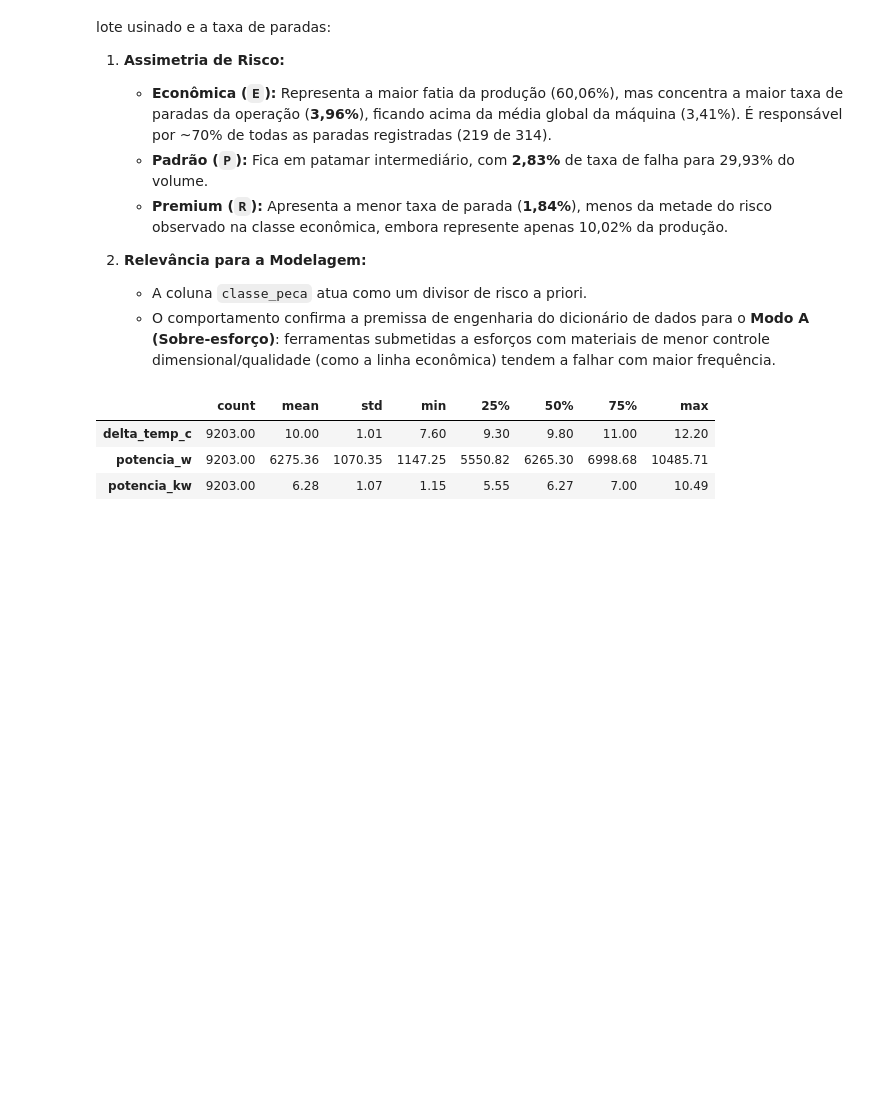
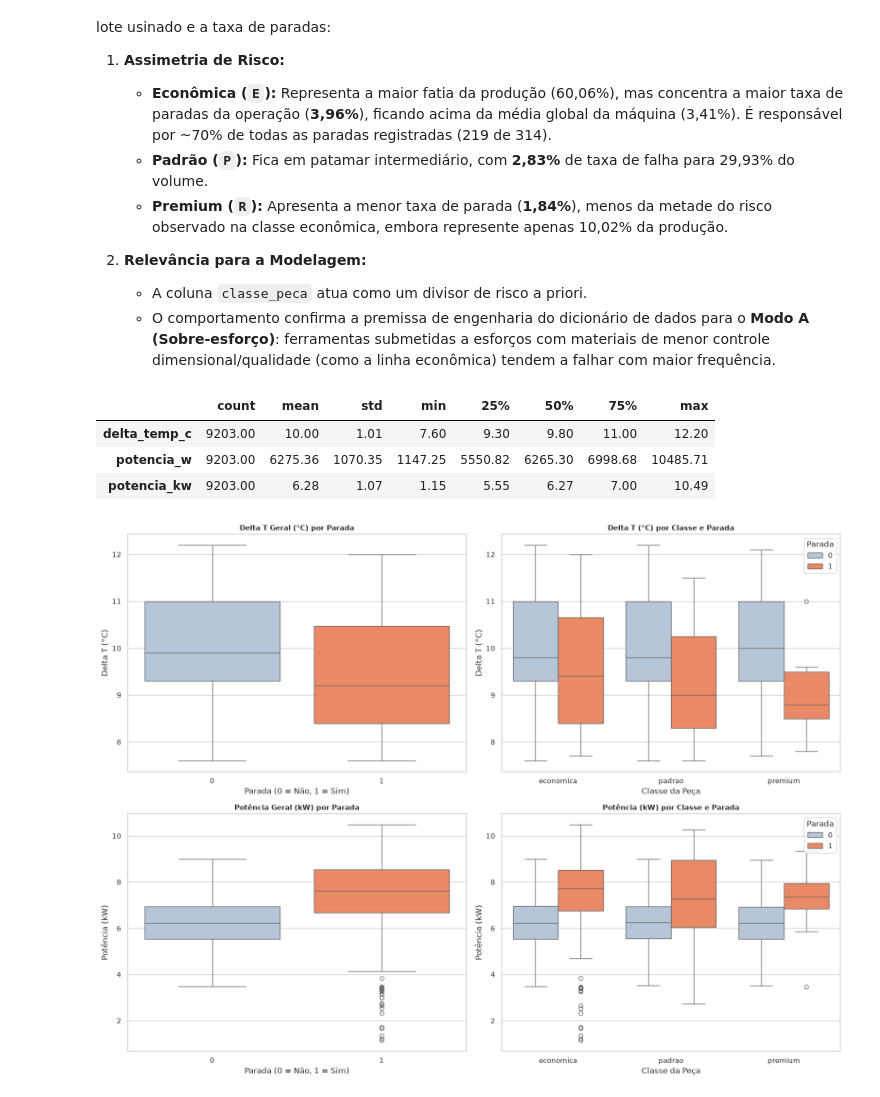
Before and after one commit to Gabverz/Preventive_maint, a Jupyter notebook: notebooks/01_eda.ipynb, the cells around one changed output. Drawn from its saved outputs; the diff is of its cells as text; code cells hidden in the pictures; blank space fills up the shorter version.

Commit message:
docs(eda): adiciona analise visual e diagnostico critico de delta_temp e potencia por classe

```diff
--- a/notebooks/01_eda.ipynb
+++ b/notebooks/01_eda.ipynb
@@ -329,3 +329,89 @@ df[cols_novas].describe().T.round(2)
 | delta_temp_c | 9203.00 | 10.00 | 1.01 | 7.60 | 9.30 | 9.80 | 11.00 | 12.20 |
 | potencia_w | 9203.00 | 6275.36 | 1070.35 | 1147.25 | 5550.82 | 6265.30 | 6998.68 | 10485.71 |
 | potencia_kw | 9203.00 | 6.28 | 1.07 | 1.15 | 5.55 | 6.27 | 7.00 | 10.49 |
+# %%
+# Célula: Distribuição das novas variáveis (Geral vs. Segmentado por Classe)
+# Objetivo: Identificar visualmente se os limites operacionais críticos de Delta T e Potência
+# variam de acordo com o tipo de peça usinada e se separam bem as paradas.
+
+fig, axes = plt.subplots(2, 2, figsize=(16, 12))
+
+cores_parada = ["lightsteelblue", "coral"]
+ordem_classes = ["economica", "padrao", "premium"]
+
+# ----------------------------------------------------
+# Linha 1: Diferencial de Temperatura (delta_temp_c)
+# ----------------------------------------------------
+# 1.1 Visão Geral
+sns.boxplot(
+    data=df,
+    x="parada",
+    y="delta_temp_c",
+    hue="parada",
+    palette=cores_parada,
+    legend=False,
+    ax=axes[0, 0],
+)
+axes[0, 0].set_title(
+    "Delta T Geral (°C) por Parada", fontsize=11, fontweight="bold"
+)
+axes[0, 0].set_xlabel("Parada (0 = Não, 1 = Sim)")
+axes[0, 0].set_ylabel("Delta T (°C)")
+
+# 1.2 Visão por Classe
+sns.boxplot(
+    data=df,
+    x="classe_peca",
+    y="delta_temp_c",
+    hue="parada",
+    order=ordem_classes,
+    palette=cores_parada,
+    ax=axes[0, 1],
+)
+axes[0, 1].set_title(
+    "Delta T (°C) por Classe e Parada", fontsize=11, fontweight="bold"
+)
+axes[0, 1].set_xlabel("Classe da Peça")
+axes[0, 1].set_ylabel("Delta T (°C)")
+axes[0, 1].legend(title="Parada", loc="upper right")
+
+# ----------------------------------------------------
+# Linha 2: Potência Mecânica (potencia_kw)
+# ----------------------------------------------------
+# 2.1 Visão Geral
+sns.boxplot(
+    data=df,
+    x="parada",
+    y="potencia_kw",
+    hue="parada",
+    palette=cores_parada,
+    legend=False,
+    ax=axes[1, 0],
+)
+axes[1, 0].set_title(
+    "Potência Geral (kW) por Parada", fontsize=11, fontweight="bold"
+)
+axes[1, 0].set_xlabel("Parada (0 = Não, 1 = Sim)")
+axes[1, 0].set_ylabel("Potência (kW)")
+
+# 2.2 Visão por Classe
+sns.boxplot(
+    data=df,
+    x="classe_peca",
+    y="potencia_kw",
+    hue="parada",
+    order=ordem_classes,
+    palette=cores_parada,
+    ax=axes[1, 1],
+)
+axes[1, 1].set_title(
+    "Potência (kW) por Classe e Parada", fontsize=11, fontweight="bold"
+)
+axes[1, 1].set_xlabel("Classe da Peça")
+axes[1, 1].set_ylabel("Potência (kW)")
+axes[1, 1].legend(title="Parada", loc="upper right")
+
+plt.tight_layout()
+plt.show()
+# %% [output]
+[figure, added]
```
Also changed, not shown: parts of 1 cell of this notebook.
